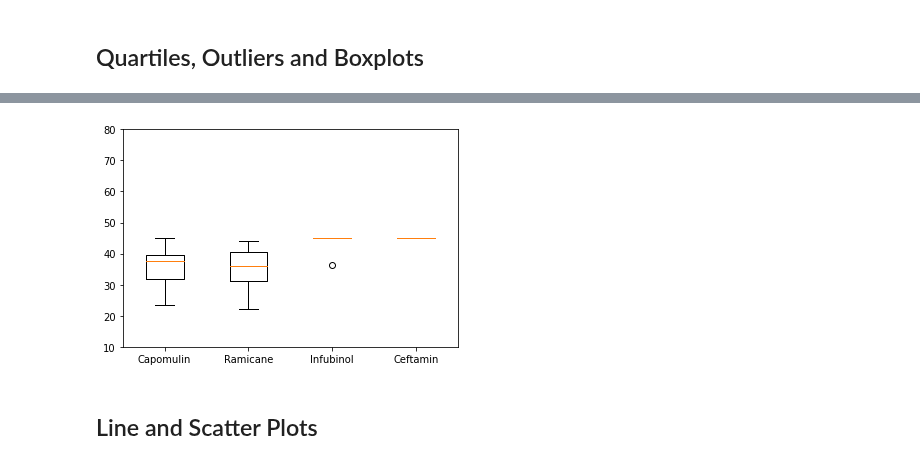
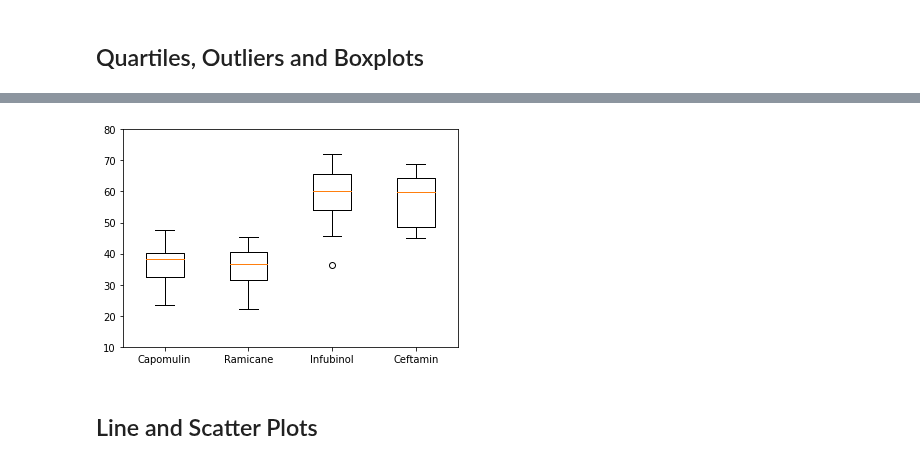
Before and after one commit to Yazz-01/Matplotlib_Pharma_Challenge, a Jupyter notebook: main_pharma.ipynb, the cells around one changed output, grey strips where cells are left out. Drawn from its saved outputs; the diff is of its cells as text; code cells hidden in the pictures.

Commit message:
The dataframes for the top four tretments per mouse were performed as well as the scatter and regression  graphs

```diff
--- a/main_pharma.ipynb
+++ b/main_pharma.ipynb
@@ -261,7 +254,6 @@ clean_study_df
 # %%
 # Calculate the final tumor volume for the Top four Drug Regimenes "Capomulin", "Ramicane", "Infubinol", "Ceftamin"
 
-final_tumor_vol = clean_study_df[clean_study_df["Drug Regimen"].isin(["Capomulin", "Ramicane", "Infubinol", "Ceftamin"])]
-final_tumor_vol = final_tumor_vol.sort_values(["Timepoint"], ascending=True)
-final_tumor_vol_sorted = final_tumor_vol.sort_values(by= "Tumor Volume (mm3)", ascending=False )
-final_tumor_vol_sorted
+max_tumor_vol= clean_study_df.groupby("Mouse ID").max()
+max_tumor_vol_df= max_tumor_vol.reset_index()
+max_tumor_vol_df
@@ -303,0 +270,3 @@ tumor_measures_df
+# %%
+top_tumor_df= max_tumor_vol_df[["Mouse ID","Timepoint"]].merge(clean_study_df,on= ["Mouse ID","Timepoint"],how= "left")
+top_tumor_df
@@ -304,15 +287,21 @@ tumor_measures_df
+# %%
+
+capomulin_vol= top_tumor_df.loc[top_tumor_df["Drug Regimen"]=="Capomulin"]["Tumor Volume (mm3)"]
+
+ramicane_vol= top_tumor_df.loc[top_tumor_df["Drug Regimen"]=="Ramicane"]["Tumor Volume (mm3)"]
+
+infubinol_vol= top_tumor_df.loc[top_tumor_df["Drug Regimen"]=="Infubinol"]["Tumor Volume (mm3)"]
+
+ceftamin_vol= top_tumor_df.loc[top_tumor_df["Drug Regimen"]=="Ceftamin"]["Tumor Volume (mm3)"]
+
+tumor_volumes = [capomulin_vol,ramicane_vol,infubinol_vol,ceftamin_vol]
 # %%
 #Listing top drug remines to label dataframe
 best_treat = ['Capomulin', 'Ramicane', 'Infubinol','Ceftamin']
 
 # Generate a box plot of the final tumor volume of each mouse across four regimens of interest
-summary_top_df = final_tumor_vol_sorted.reset_index()
-tumor_measures = summary_top_df.groupby("Drug Regimen")["Tumor Volume (mm3)"].apply(list)
-tumor_measures_df = pd.DataFrame(tumor_measures)
-tumor_measures_df = tumor_measures_df.reindex(best_treat)
-tumor_volumes = [vol for vol in tumor_measures_df["Tumor Volume (mm3)"]]
 plt.boxplot(tumor_volumes, labels=best_treat)
 plt.ylim(10, 80)
 plt.show()
 # %% [output]
-[figure, old version]
+[figure, new version]
```
Also changed, not shown: parts of 8 cells of this notebook.
